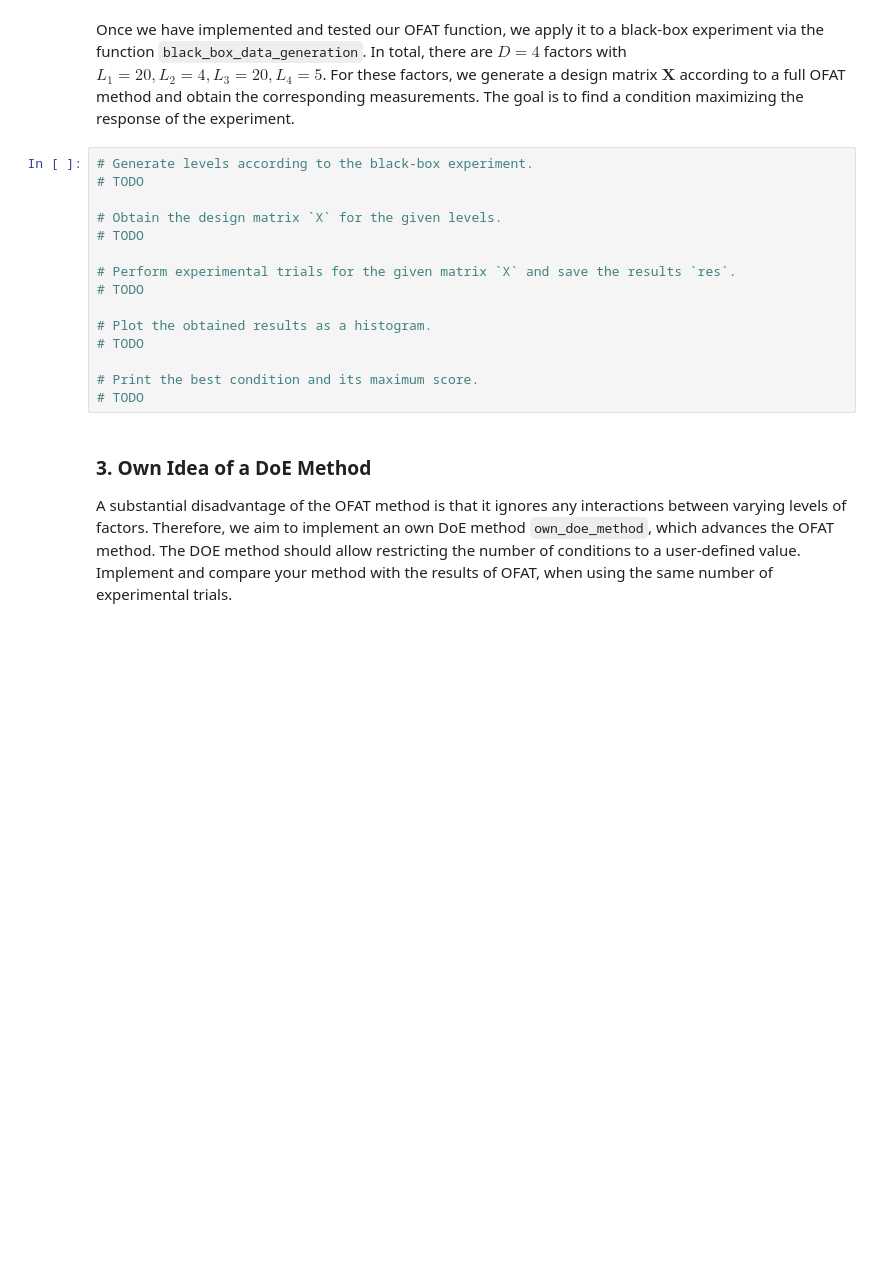
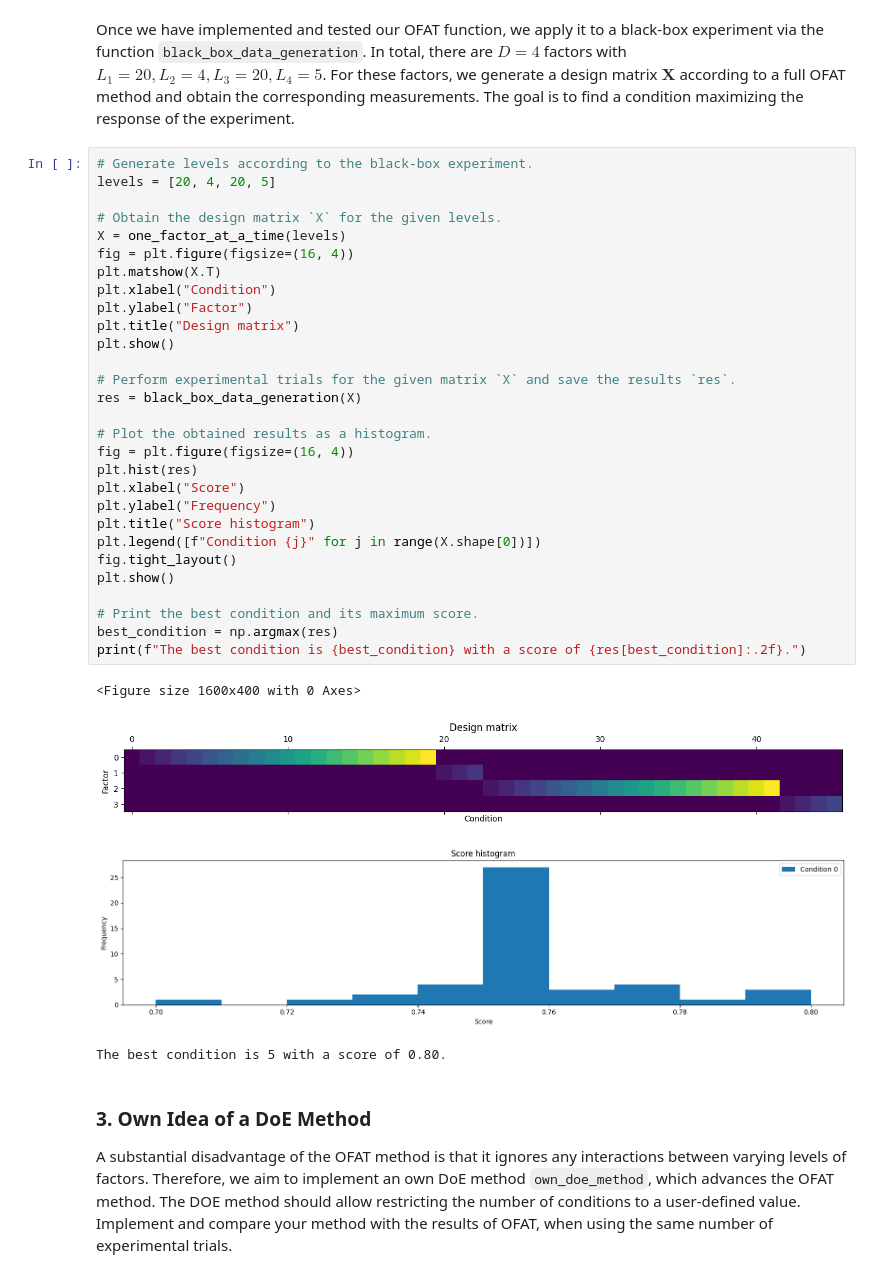
Before and after one commit to Liphip/e2ml, a Jupyter notebook: notebooks/05_classic_doe_I.ipynb, the cells around one changed output. Cells and saved outputs as stored; diff of their text form; blank space fills up the shorter version.

```diff
--- a/notebooks/05_classic_doe_I.ipynb
+++ b/notebooks/05_classic_doe_I.ipynb
@@ -90,19 +148,38 @@ Once we have implemented and tested our OFAT function, we apply it to a black-bo
 $D=4$ factors with $L_1 = 20, L_2 = 4, L_3 = 20, L_4 = 5$. For these factors, we generate a design matrix $\mathbf{X}$ according to a full OFAT method and obtain the corresponding measurements. The goal is to find a condition maximizing the response of the experiment.
 # %%
 # Generate levels according to the black-box experiment.
-# TODO
+levels = [20, 4, 20, 5]
 
 # Obtain the design matrix `X` for the given levels.
-# TODO
+X = one_factor_at_a_time(levels)
+fig = plt.figure(figsize=(16, 4))
+plt.matshow(X.T)
+plt.xlabel("Condition")
+plt.ylabel("Factor")
+plt.title("Design matrix")
+plt.show()
 
 # Perform experimental trials for the given matrix `X` and save the results `res`.
-# TODO
+res = black_box_data_generation(X)
 
 # Plot the obtained results as a histogram.
-# TODO
+fig = plt.figure(figsize=(16, 4))
+plt.hist(res)
+plt.xlabel("Score")
+plt.ylabel("Frequency")
+plt.title("Score histogram")
+plt.legend([f"Condition {j}" for j in range(X.shape[0])])
+fig.tight_layout()
+plt.show()
 
 # Print the best condition and its maximum score.
-# TODO
+best_condition = np.argmax(res)
+print(f"The best condition is {best_condition} with a score of {res[best_condition]:.2f}.")
+# %% [output]
+<Figure size 1600x400 with 0 Axes>
+[figure, added]
+[figure, added]
+The best condition is 5 with a score of 0.80.
 # %% [markdown]
 ### **3. Own Idea of a DoE Method** <a class="anchor" id="own-idea-of-a-doe-method"></a>
 A substantial disadvantage of the OFAT method is that it ignores any interactions between varying levels of factors. Therefore, we aim to implement an own DoE method `own_doe_method`, which advances the OFAT method. The DOE method should allow restricting the number of conditions to a user-defined value. Implement and compare your method with the results of OFAT, when using the same number of experimental trials.
```
Also changed, not shown: parts of 9 cells of this notebook, 3 other files.
